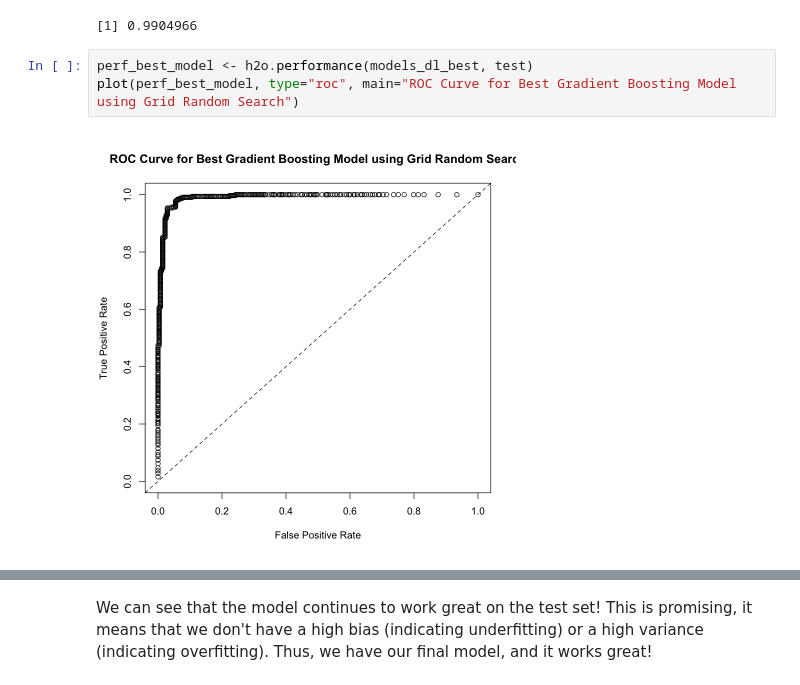
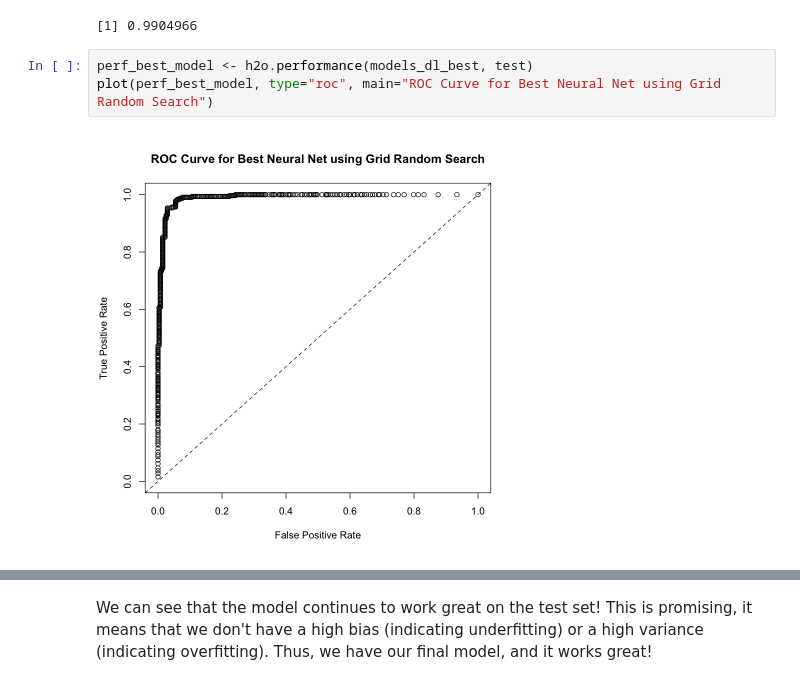
Before and after one commit to NaveenM12/DataChallenge_IBM_Employees, a Jupyter notebook: R_Models/R_Attrition_Models.ipynb, the cells around one changed output, grey strips where cells are left out. Saved outputs shown, nothing was run; the diff lists cells and outputs as text.

```diff
--- a/R_Models/R_Attrition_Models.ipynb
+++ b/R_Models/R_Attrition_Models.ipynb
@@ -438,6 +438,6 @@ h2o.auc(h2o.performance(models_dl_best, test))
 [1] 0.9904966
 # %%
 perf_best_model <- h2o.performance(models_dl_best, test)
-plot(perf_best_model, type="roc", main="ROC Curve for Best Gradient Boosting Model using Grid Random Search")
+plot(perf_best_model, type="roc", main="ROC Curve for Best Neural Net using Grid Random Search")
 # %% [output]
-[figure, old version]
+[figure, new version]
```
Also changed, not shown: parts of 5 cells of this notebook.
